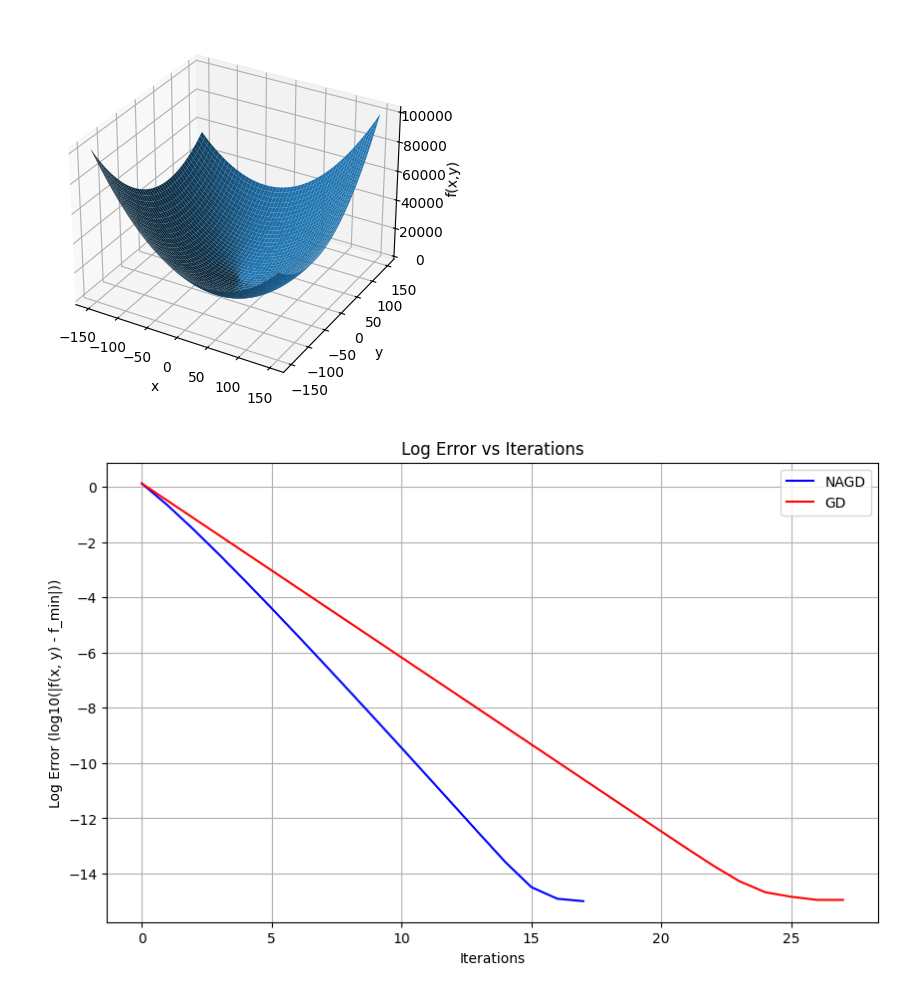
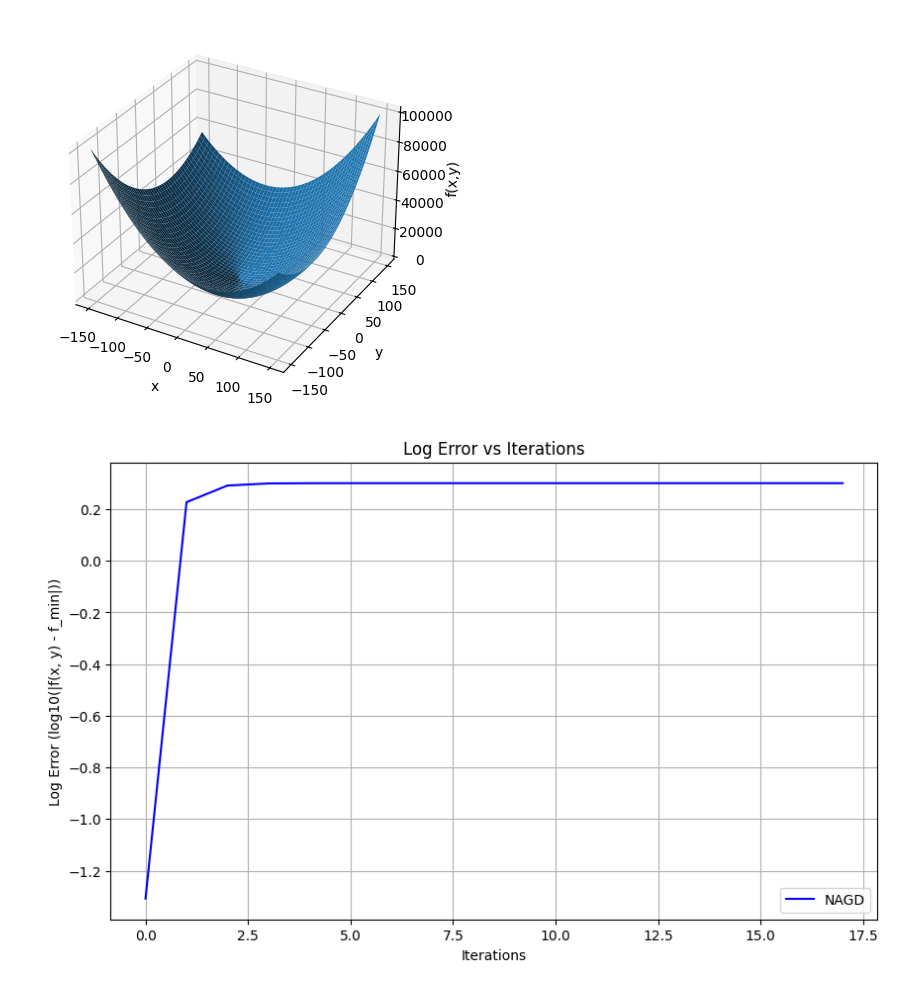
Before and after one commit to Aboli1512/wids_uid30, a Jupyter notebook: Week2/Lab_4_Ex2_3.ipynb, the cells around one changed output. Saved outputs shown, nothing was run; the diff lists cells and outputs as text; code cells hidden in the pictures.

```diff
--- a/Week2/Lab_4_Ex2_3.ipynb
+++ b/Week2/Lab_4_Ex2_3.ipynb
@@ -121,18 +119,17 @@ plt.show()
 # %% [output]
 [figure]
 # %%
-min_value = f(x_nagd,y_nagd)
-log_errors_nagd = np.log10(np.abs(np.array(f_val_nagd) - min_value + 10**-15))
-log_errors_gd = np.log10(np.abs(np.array(f_val_gd) - min_value + 10**-15))
+
+log_errors_nagd = np.log10(np.abs(np.array(f_val_nagd) - 0.6818181818181818 ) / 0.6818181818181818)
 
 plt.figure(figsize=(10, 6))
 plt.plot(log_errors_nagd, label="NAGD", color="blue")
-plt.plot(log_errors_gd, label="GD", color="red")
+
 plt.xlabel("Iterations")
 plt.ylabel("Log Error (log10(|f(x, y) - f_min|))")
 plt.title("Log Error vs Iterations")
 plt.legend()
 plt.grid()
 plt.show()
 # %% [output]
-[figure, old version]
+[figure, new version]
```
Also changed, not shown: parts of 1 cell of this notebook, 1 other file.
